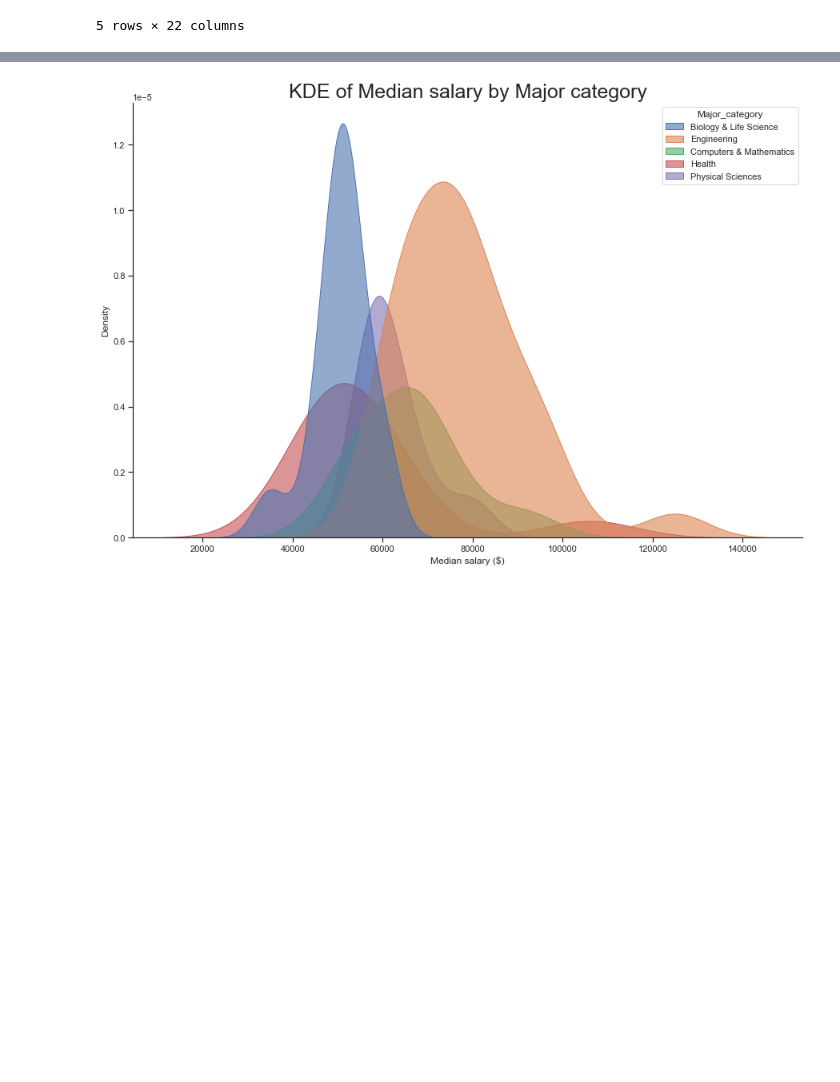
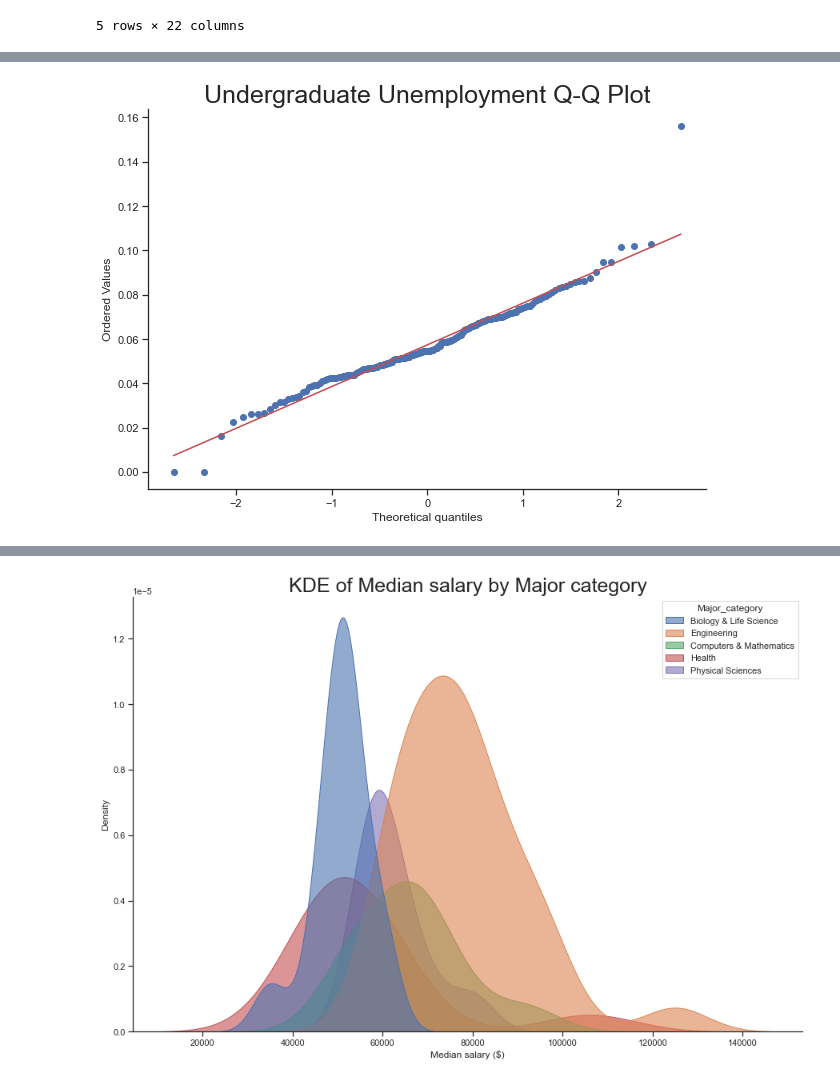
Before and after one commit to jhaarala23/dasc2103project, a Jupyter notebook: analysis_for_project.ipynb, the cells around one changed output, grey strips where cells are left out. Saved outputs shown, nothing was run; the diff lists cells and outputs as text; code cells hidden in the pictures; blank space fills up the shorter version.

```diff
--- a/analysis_for_project.ipynb
+++ b/analysis_for_project.ipynb
@@ -42,0 +66,7 @@ sns.set_theme(style="ticks", rc=custom_params)
+# %%
+plt.figure(figsize=(10,7))
+stats.probplot(majors['Unemployment_rate'], dist="norm", plot= plt)
+plt.title("Undergraduate Unemployment Q-Q Plot")
+plt.show()
+# %% [output]
+[figure, added]
```
Also changed, not shown: parts of 26 cells of this notebook.
